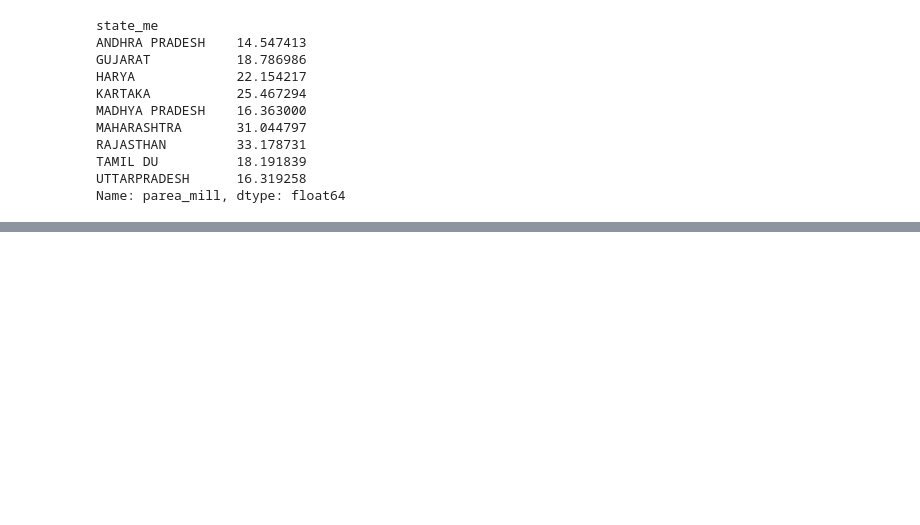
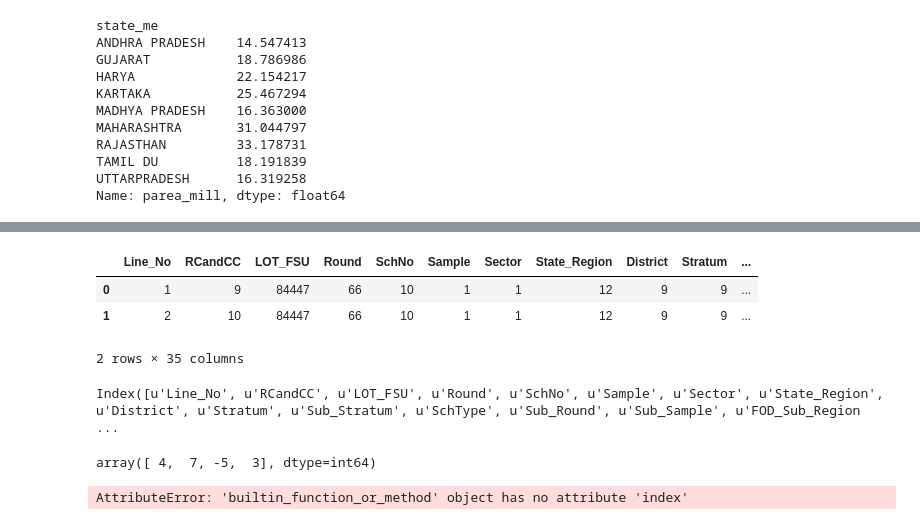
Before and after one commit to rajkumarsikar/test-repo, a Jupyter notebook: PyBasics.ipynb, the cells around one changed output, grey strips where cells are left out. Cells and saved outputs as stored; diff of their text form; code cells hidden in the pictures; blank space fills up the shorter version.

```diff
--- a/PyBasics.ipynb
+++ b/PyBasics.ipynb
@@ -143,0 +173,11 @@ Name: parea_mill, dtype: float64
+# %%
+data[0:2]
+# %% [output]
+|  | Line_No | RCandCC | LOT_FSU | Round | SchNo | Sample | Sector | State_Region | District | Stratum | ... |
+| 0 | 1 | 9 | 84447 | 66 | 10 | 1 | 1 | 12 | 9 | 9 | ... |
+| 1 | 2 | 10 | 84447 | 66 | 10 | 1 | 1 | 12 | 9 | 9 | ... |
+2 rows × 35 columns
+# %%
+data.columns
+# %% [output]
+Index([u'Line_No', u'RCandCC', u'LOT_FSU', u'Round', u'SchNo', u'Sample', u'Sector', u'State_Region', u'District', u'Stratum', u'Sub_Stratum', u'SchType', u'Sub_Round', u'Sub_Sample', u'FOD_Sub_Region ...
@@ -143,0 +188,8 @@ Name: parea_mill, dtype: float64
+# %%
+obj.values
+# %% [output]
+array([ 4,  7, -5,  3], dtype=int64)
+# %%
+array.index
+# %% [output]
+AttributeError: 'builtin_function_or_method' object has no attribute 'index'
```
Also changed, not shown: parts of 124 cells of this notebook.
